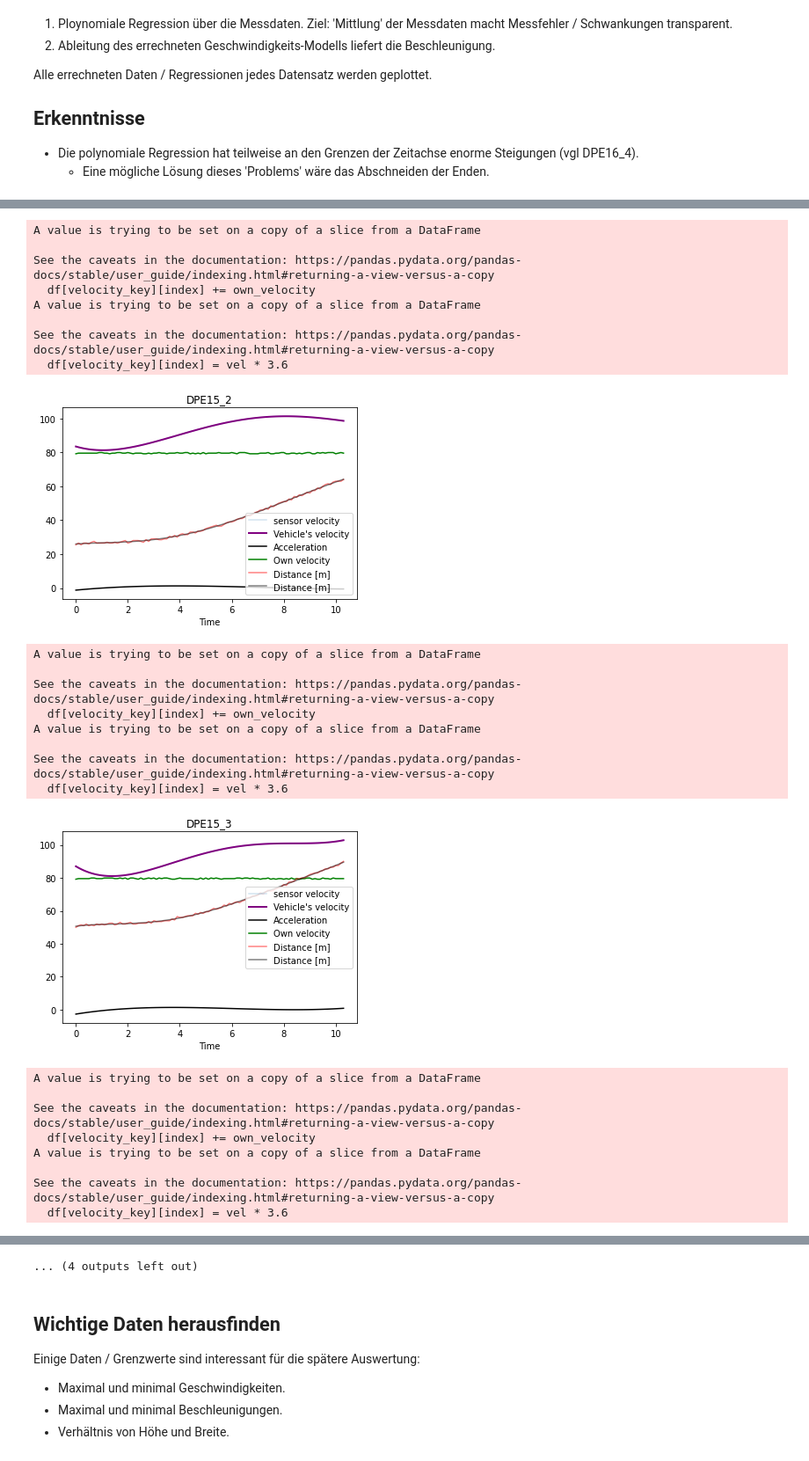
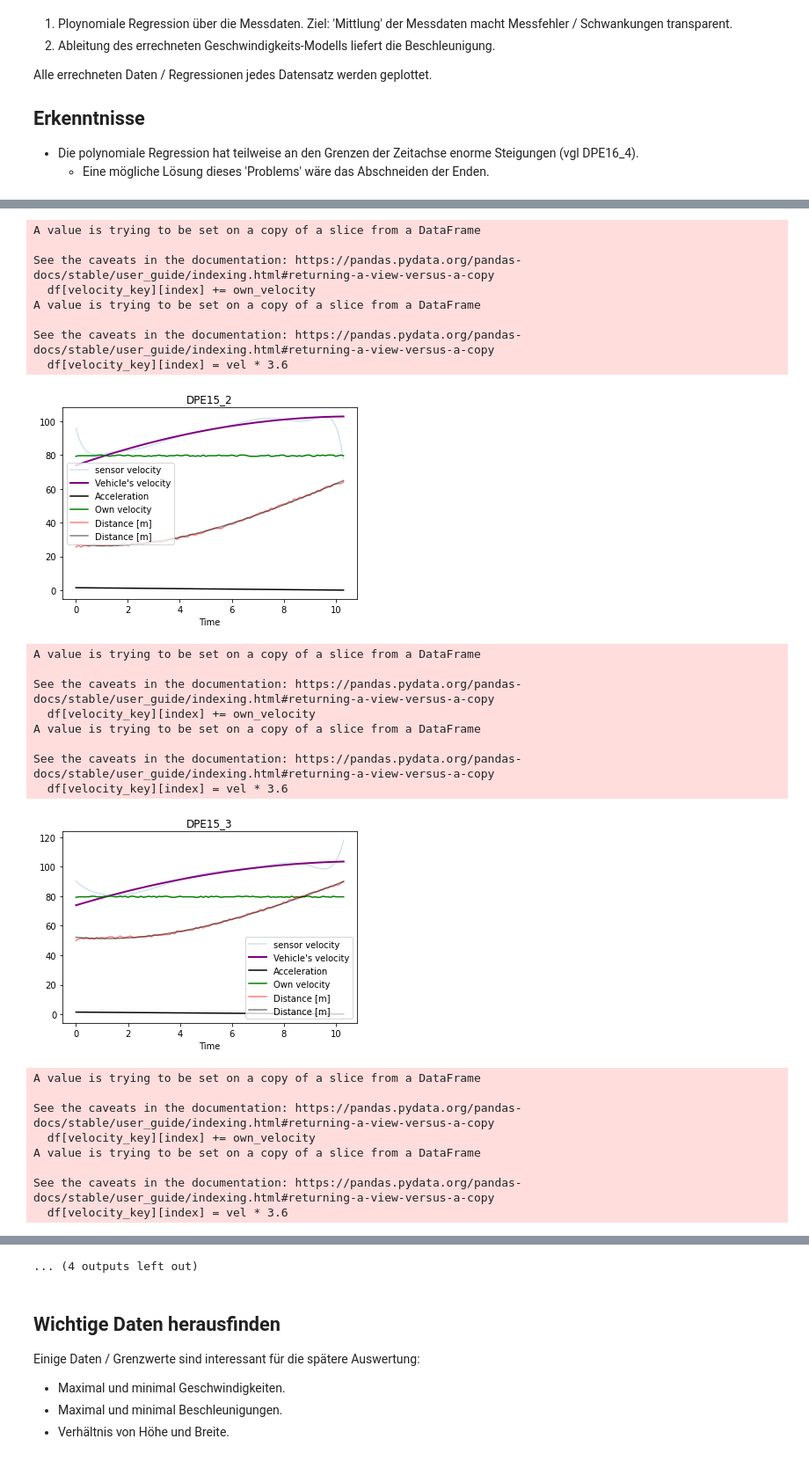
Before and after one commit to JanTSV/Evidenztheorie, a Jupyter notebook: main.ipynb, the cells around one changed output, grey strips where cells are left out. Shown at 88% size. Saved outputs shown, nothing was run; the diff lists cells and outputs as text; code cells hidden in the pictures.

```diff
--- a/main.ipynb
+++ b/main.ipynb
@@ -181,11 +181,11 @@ for path, df in data_dict.items():
     # Real plots
     plt.plot(df["t"], df[velocity_key], alpha=0.2, label="sensor velocity")
 
-    distance_model = np.poly1d(np.polyfit(df["t"], df["Abstand(m)"], 5))
+    distance_model = np.poly1d(np.polyfit(df["t"], df["Abstand(m)"], 3))
 
     df[velocity_key] = distance_model.deriv()(df["t"])
     # Optimize calculated velocity, as it is scattered
-    velocity_model = np.poly1d(np.polyfit(df["t"], df[velocity_key], 5))
+    velocity_model = np.poly1d(np.polyfit(df["t"], df[velocity_key], 3))
     #df["amk"] = distance_model.deriv()(df["t"])
     #velocity_model = np.poly1d(df["amk"])
     #print(type(velocity_model2))
@@ -230,21 +230,21 @@ See the caveats in the documentation: https://pandas.pydata.org/pandas-docs/stab
 A value is trying to be set on a copy of a slice from a DataFrame
 
 See the caveats in the documentation: https://pandas.pydata.org/pandas-docs/stable/user_guide/indexing.html#returning-a-view-versus-a-copy
   df[velocity_key][index] += own_velocity
 A value is trying to be set on a copy of a slice from a DataFrame
 
 See the caveats in the documentation: https://pandas.pydata.org/pandas-docs/stable/user_guide/indexing.html#returning-a-view-versus-a-copy
   df[velocity_key][index] = vel * 3.6
-[figure, old version]
+[figure, new version]
 A value is trying to be set on a copy of a slice from a DataFrame
 
 See the caveats in the documentation: https://pandas.pydata.org/pandas-docs/stable/user_guide/indexing.html#returning-a-view-versus-a-copy
   df[velocity_key][index] += own_velocity
 A value is trying to be set on a copy of a slice from a DataFrame
 
 See the caveats in the documentation: https://pandas.pydata.org/pandas-docs/stable/user_guide/indexing.html#returning-a-view-versus-a-copy
   df[velocity_key][index] = vel * 3.6
-[figure, old version]
+[figure, new version]
 A value is trying to be set on a copy of a slice from a DataFrame
 
 See the caveats in the documentation: https://pandas.pydata.org/pandas-docs/stable/user_guide/indexing.html#returning-a-view-versus-a-copy
```
Also changed, not shown: parts of 1 cell of this notebook.
